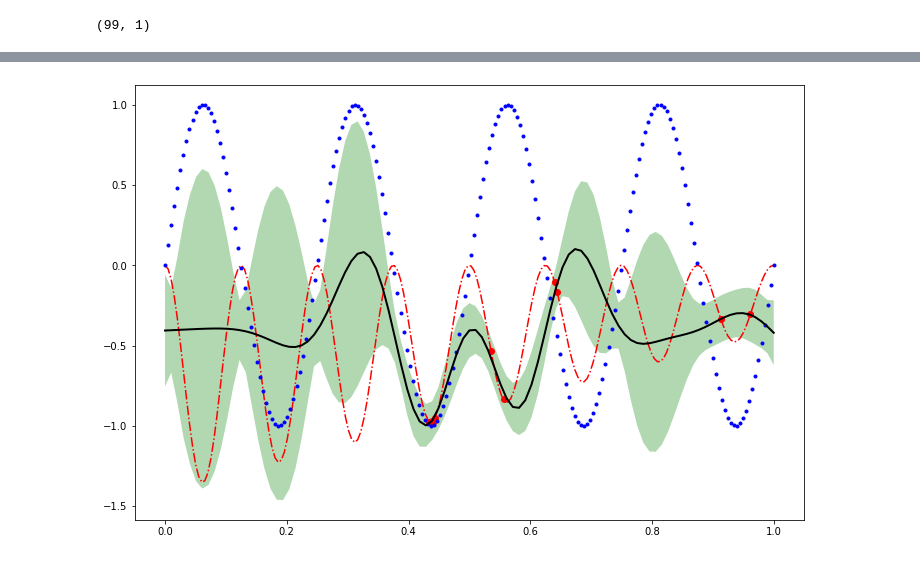
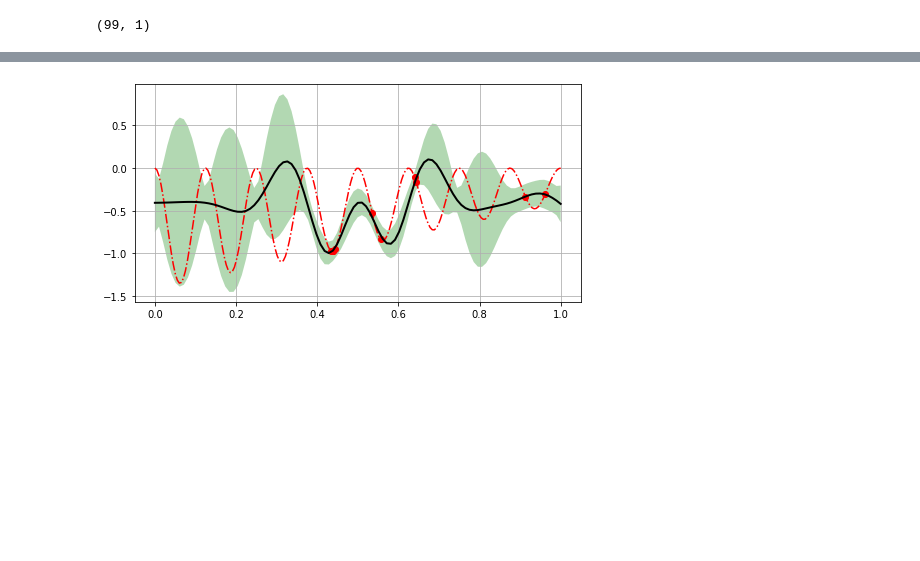
Before and after one commit to luck1226/multisource_deepGaussianProcess, a Jupyter notebook: MF_Cutajar_DGP_nonlinearA.ipynb, the cells around one changed output, grey strips where cells are left out. Saved outputs shown, nothing was run; the diff lists cells and outputs as text; code cells hidden in the pictures; blank space fills up the shorter version.

```diff
--- a/MF_Cutajar_DGP_nonlinearA.ipynb
+++ b/MF_Cutajar_DGP_nonlinearA.ipynb
@@ -60,5 +40,5 @@ print(X)
 # %%
-mf_dgp_fix_lf_mean = MultiFidelityDeepGP(X, Y, n_iter=5000)
+mf_dgp_fix_lf_mean = MultiFidelityDeepGP(X, Y, n_iter=1000)
 # %%
 mf_dgp_fix_lf_mean.name = 'mf_dgp_fix_lf_mean'
 # %%
@@ -107,12 +67,13 @@ X_plot = np.linspace(0,1,200)[:,None]
 f_c=f_low(X_plot)
 f_e=f_high(X_plot)
 # %%
-fig, ax = plt.subplots(figsize=(12, 8))
+fig, ax = plt.subplots(figsize=(8, 4))
 plt.plot(X2,Ye,'ro')
 plt.plot(X_plot,f_e,'r-.')
-plt.plot(X_plot,f_c,'b.')
+#plt.plot(X_plot,f_c,'b.')
 plt.plot(X_test[:,0],y_mean,'k-',linewidth=2)
 plt.fill_between(np.array(X_test[:,0]).flatten(),np.array(y_up).flatten(),np.array(y_down).flatten(),facecolor='g',alpha=0.3)
+plt.grid()
 plt.show()
 # %% [output]
-[figure, old version]
+[figure, new version]
```
Also changed, not shown: parts of 3 cells of this notebook, 7 other files.
